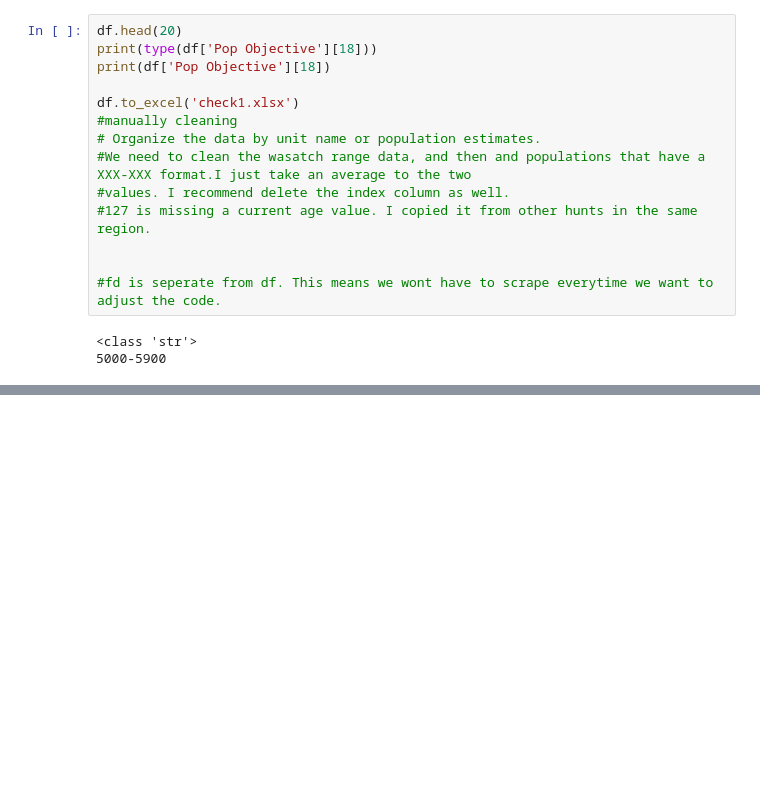
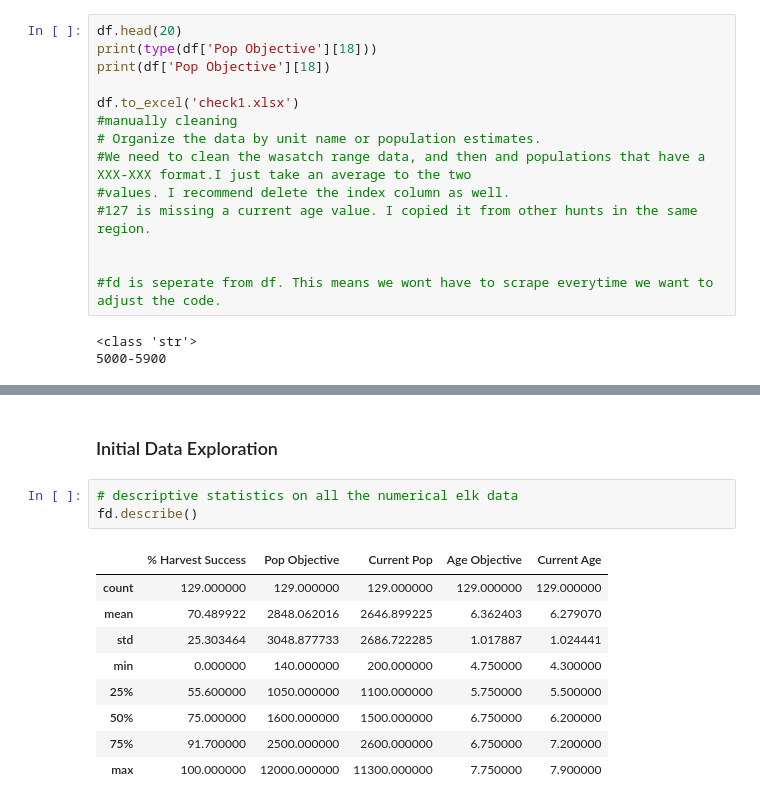
Before and after one commit to nedchanatry/ActaeonProj, a Jupyter notebook: Scrape2.ipynb, the cells around one changed output, grey strips where cells are left out. Drawn from its saved outputs; the diff is of its cells as text; blank space fills up the shorter version.

```diff
--- a/Scrape2.ipynb
+++ b/Scrape2.ipynb
@@ -196 +185,16 @@ See the caveats in the documentation: http://pandas.pydata.org/pandas-docs/stabl
+# %% [markdown]
+### Initial Data Exploration
+# %%
+# descriptive statistics on all the numerical elk data
+fd.describe()
+# %% [output]
+|  | % Harvest Success | Pop Objective | Current Pop | Age Objective | Current Age |
+| count | 129.000000 | 129.000000 | 129.000000 | 129.000000 | 129.000000 |
+| mean | 70.489922 | 2848.062016 | 2646.899225 | 6.362403 | 6.279070 |
+| std | 25.303464 | 3048.877733 | 2686.722285 | 1.017887 | 1.024441 |
+| min | 0.000000 | 140.000000 | 200.000000 | 4.750000 | 4.300000 |
+| 25% | 55.600000 | 1050.000000 | 1100.000000 | 5.750000 | 5.500000 |
+| 50% | 75.000000 | 1600.000000 | 1500.000000 | 6.750000 | 6.200000 |
+| 75% | 91.700000 | 2500.000000 | 2600.000000 | 6.750000 | 7.200000 |
+| max | 100.000000 | 12000.000000 | 11300.000000 | 7.750000 | 7.900000 |
 # %%
```
Also changed, not shown: parts of 9 cells of this notebook.
